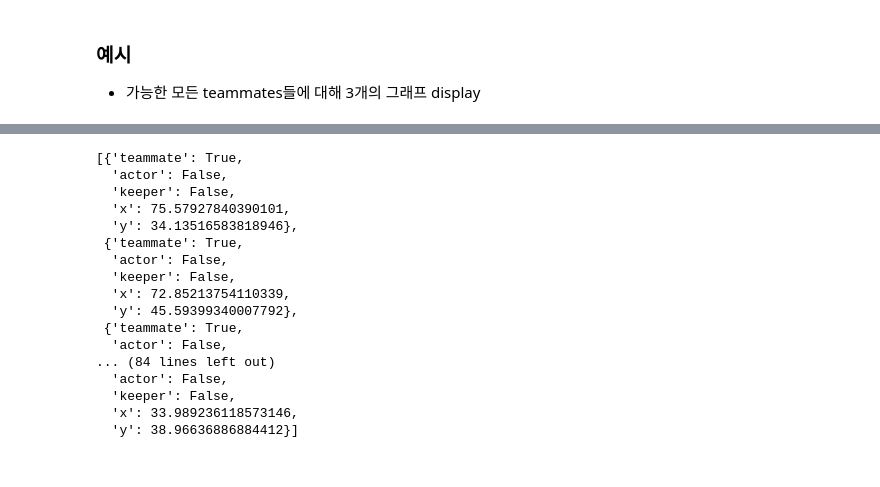
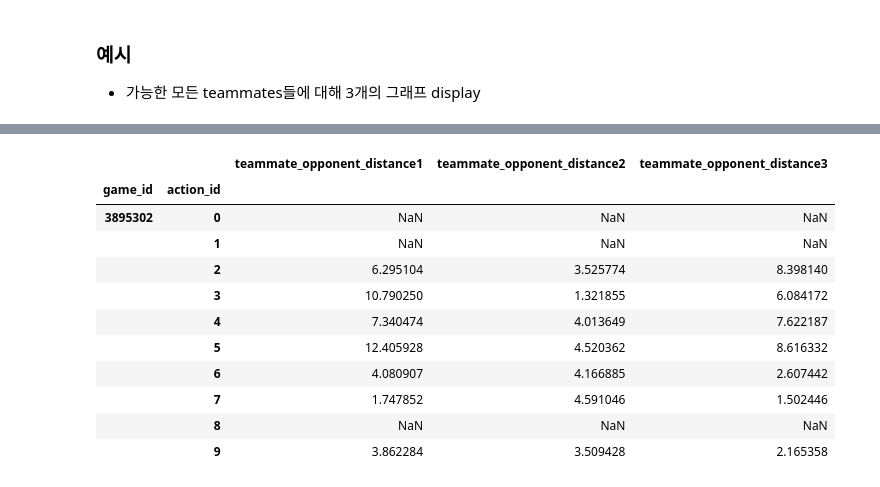
Before and after one commit to leemingo/sr-press, a Jupyter notebook: notebook/Expected_reciever_considered_gaussian.ipynb, the cells around one changed output, grey strips where cells are left out. Saved outputs shown, nothing was run; the diff lists cells and outputs as text; code cells hidden in the pictures.

```diff
--- a/notebook/Expected_reciever_considered_gaussian.ipynb
+++ b/notebook/Expected_reciever_considered_gaussian.ipynb
@@ -545,20 +616,0 @@ features_df
-# %%
-df_actions.loc[3895302, "freeze_frame_360"][2]
-# %% [output]
-[{'teammate': True,
-  'actor': False,
-  'keeper': False,
-  'x': 75.57927840390101,
-  'y': 34.13516583818946},
- {'teammate': True,
-  'actor': False,
-  'keeper': False,
-  'x': 72.85213754110339,
-  'y': 45.59399340007792},
- {'teammate': True,
-  'actor': False,
-... (84 lines left out)
-  'actor': False,
-  'keeper': False,
-  'x': 33.989236118573146,
-  'y': 38.96636886884412}]
@@ -564,0 +663,20 @@ df_actions.loc[3895302, "freeze_frame_360"][2]
+# %%
+# df_actions에서 상위 30개의 샘플만 선택
+sampled_actions = df_actions.head(10)
+
+# 선택된 샘플에 대해 함수 실행
+test_df = expected_receiver_and_presser(sampled_actions, 3)
+test_df
+# %% [output]
+|  |  | teammate_opponent_distance1 | teammate_opponent_distance2 | teammate_opponent_distance3 |
+| game_id | action_id |  |  |  |
+| 3895302 | 0 | NaN | NaN | NaN |
+|  | 1 | NaN | NaN | NaN |
+|  | 2 | 6.295104 | 3.525774 | 8.398140 |
+|  | 3 | 10.790250 | 1.321855 | 6.084172 |
+|  | 4 | 7.340474 | 4.013649 | 7.622187 |
+|  | 5 | 12.405928 | 4.520362 | 8.616332 |
+|  | 6 | 4.080907 | 4.166885 | 2.607442 |
+|  | 7 | 1.747852 | 4.591046 | 1.502446 |
+|  | 8 | NaN | NaN | NaN |
+|  | 9 | 3.862284 | 3.509428 | 2.165358 |
```
Also changed, not shown: parts of 18 cells of this notebook, 1 other file.
